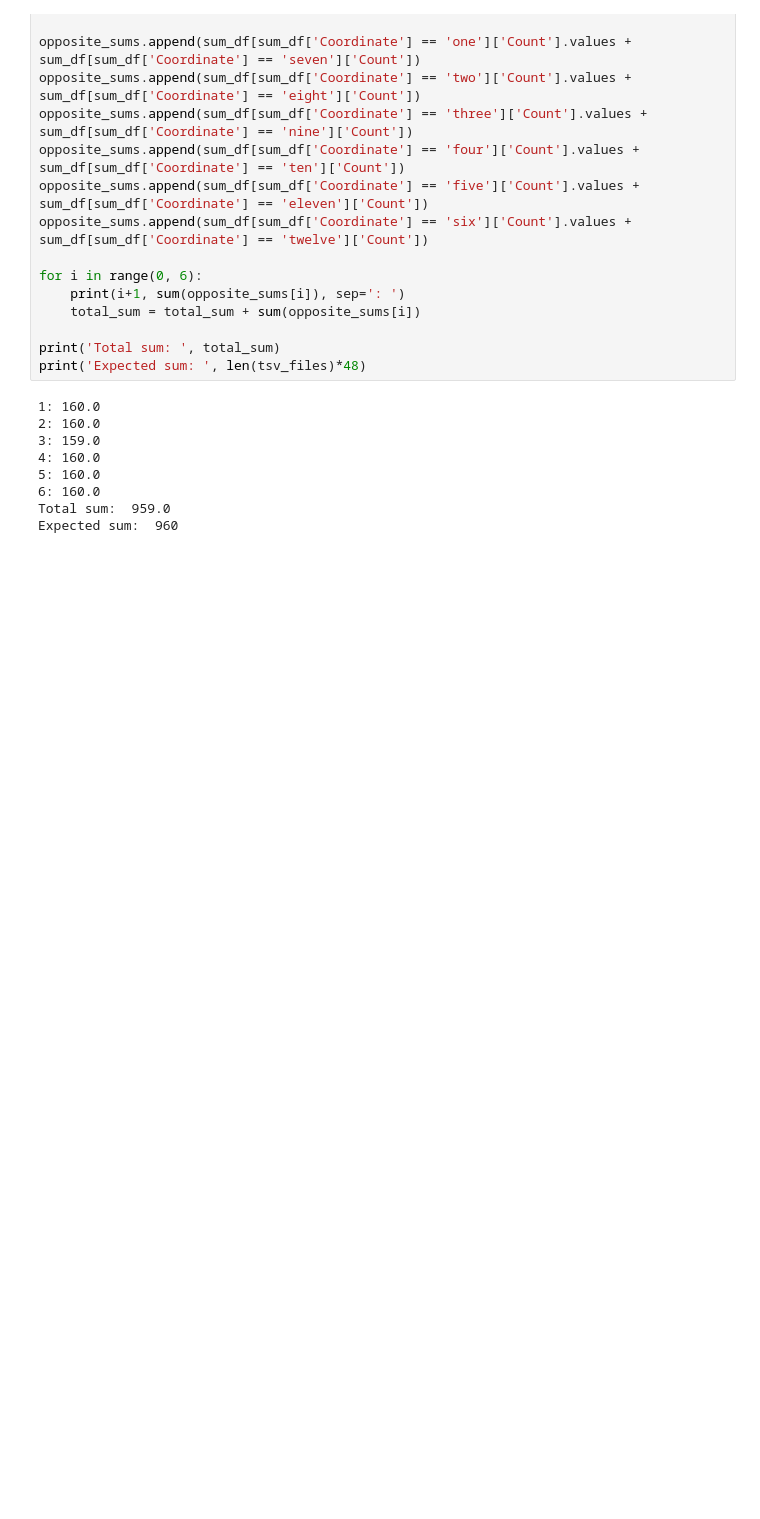
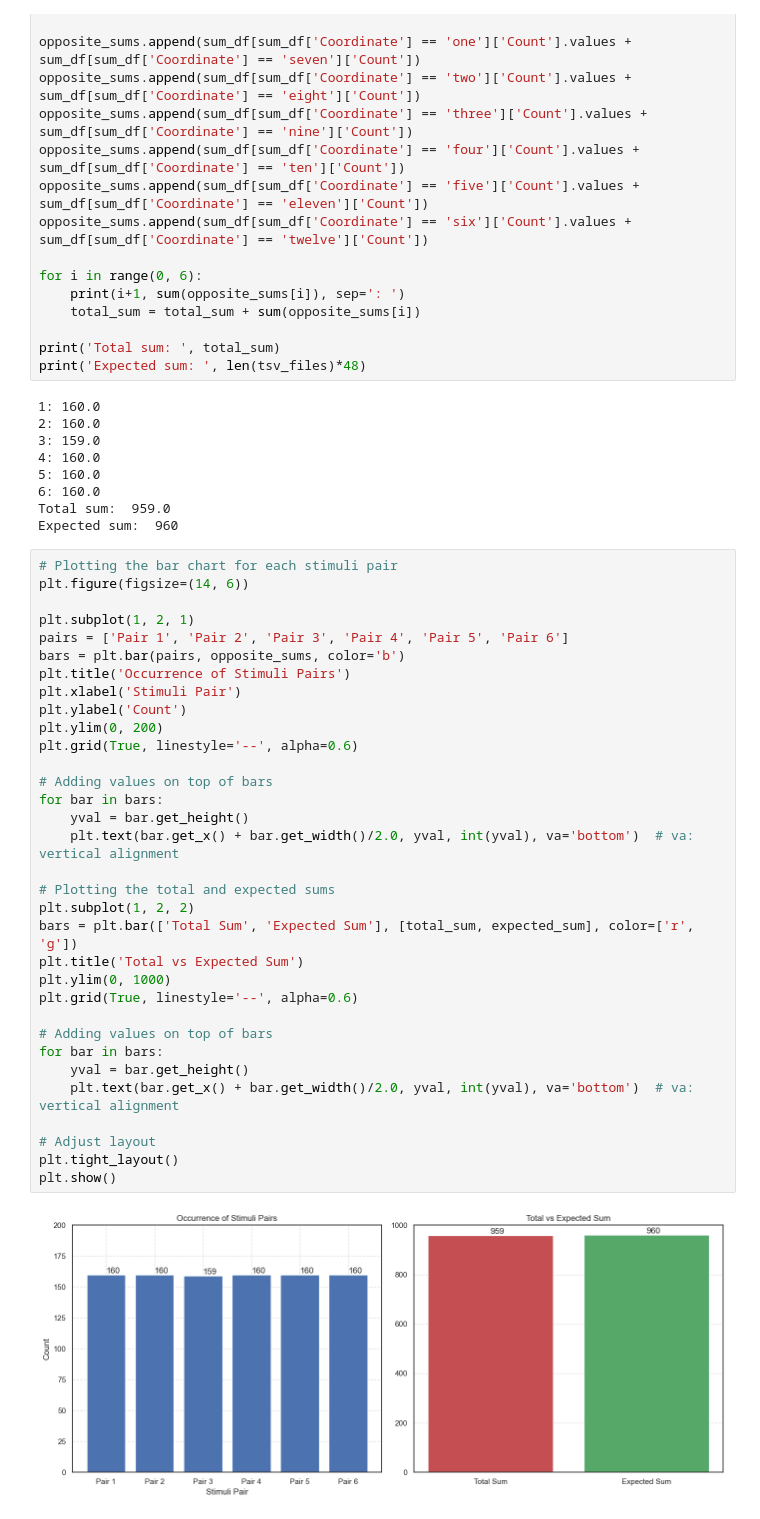
Before and after one commit to PatrickEbner/2024-SoSe_EyeTracking, a Jupyter notebook: scripts/DiagonalBias.ipynb, the cells around one changed output. Drawn from its saved outputs; the diff is of its cells as text; blank space fills up the shorter version.

```diff
--- a/scripts/DiagonalBias.ipynb
+++ b/scripts/DiagonalBias.ipynb
@@ -447,3 +459,38 @@ print('Expected sum: ', len(tsv_files)*48)
 6: 160.0
 Total sum:  959.0
 Expected sum:  960
+# %%
+# Plotting the bar chart for each stimuli pair
+plt.figure(figsize=(14, 6))
+
+plt.subplot(1, 2, 1)
+pairs = ['Pair 1', 'Pair 2', 'Pair 3', 'Pair 4', 'Pair 5', 'Pair 6']
+bars = plt.bar(pairs, opposite_sums, color='b')
+plt.title('Occurrence of Stimuli Pairs')
+plt.xlabel('Stimuli Pair')
+plt.ylabel('Count')
+plt.ylim(0, 200)
+plt.grid(True, linestyle='--', alpha=0.6)
+
+# Adding values on top of bars
+for bar in bars:
+    yval = bar.get_height()
+    plt.text(bar.get_x() + bar.get_width()/2.0, yval, int(yval), va='bottom')  # va: vertical alignment
+
+# Plotting the total and expected sums
+plt.subplot(1, 2, 2)
+bars = plt.bar(['Total Sum', 'Expected Sum'], [total_sum, expected_sum], color=['r', 'g'])
+plt.title('Total vs Expected Sum')
+plt.ylim(0, 1000)
+plt.grid(True, linestyle='--', alpha=0.6)
+
+# Adding values on top of bars
+for bar in bars:
+    yval = bar.get_height()
+    plt.text(bar.get_x() + bar.get_width()/2.0, yval, int(yval), va='bottom')  # va: vertical alignment
+
+# Adjust layout
+plt.tight_layout()
+plt.show()
+# %% [output]
+[figure, added]
```
Also changed, not shown: parts of 1 cell of this notebook.
